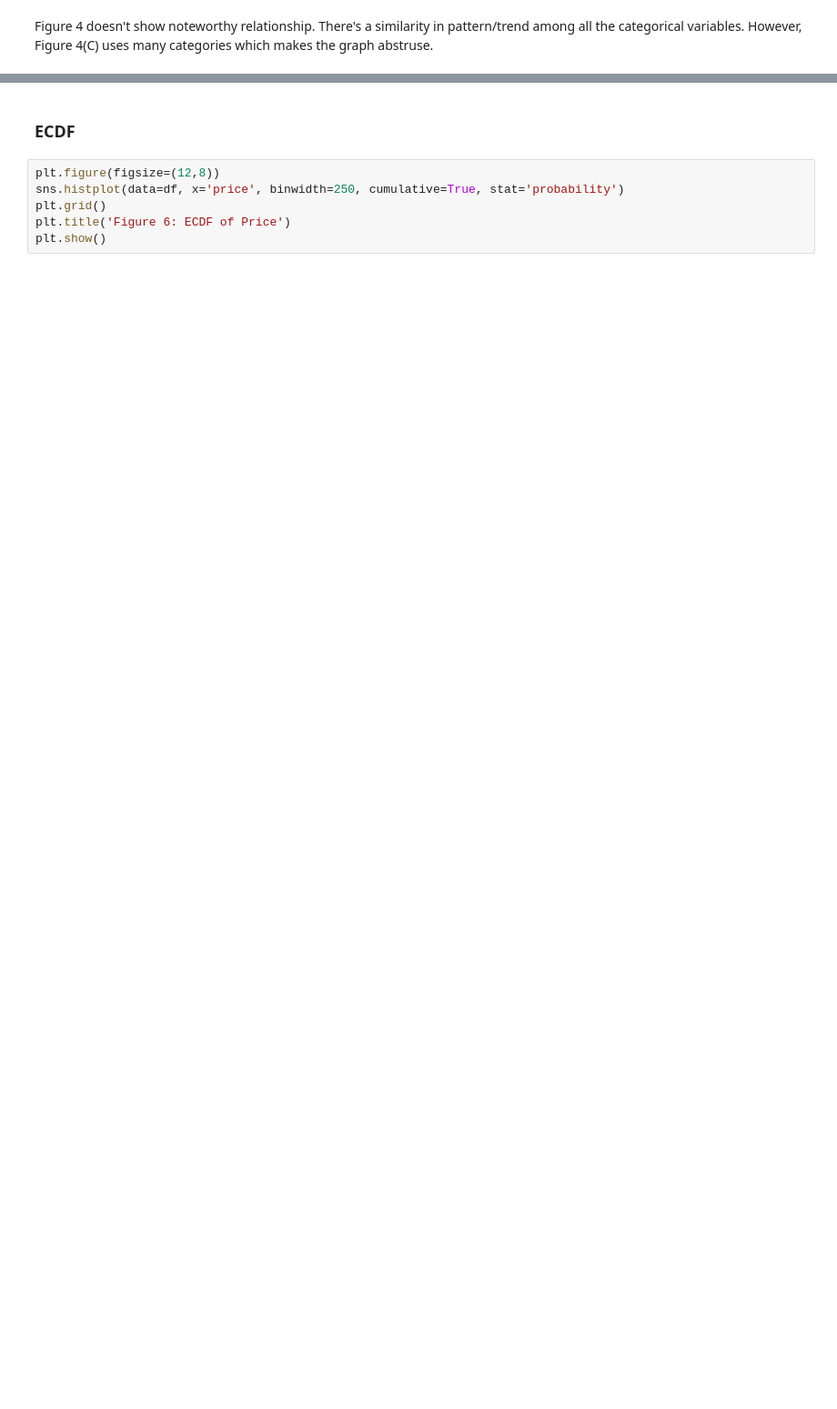
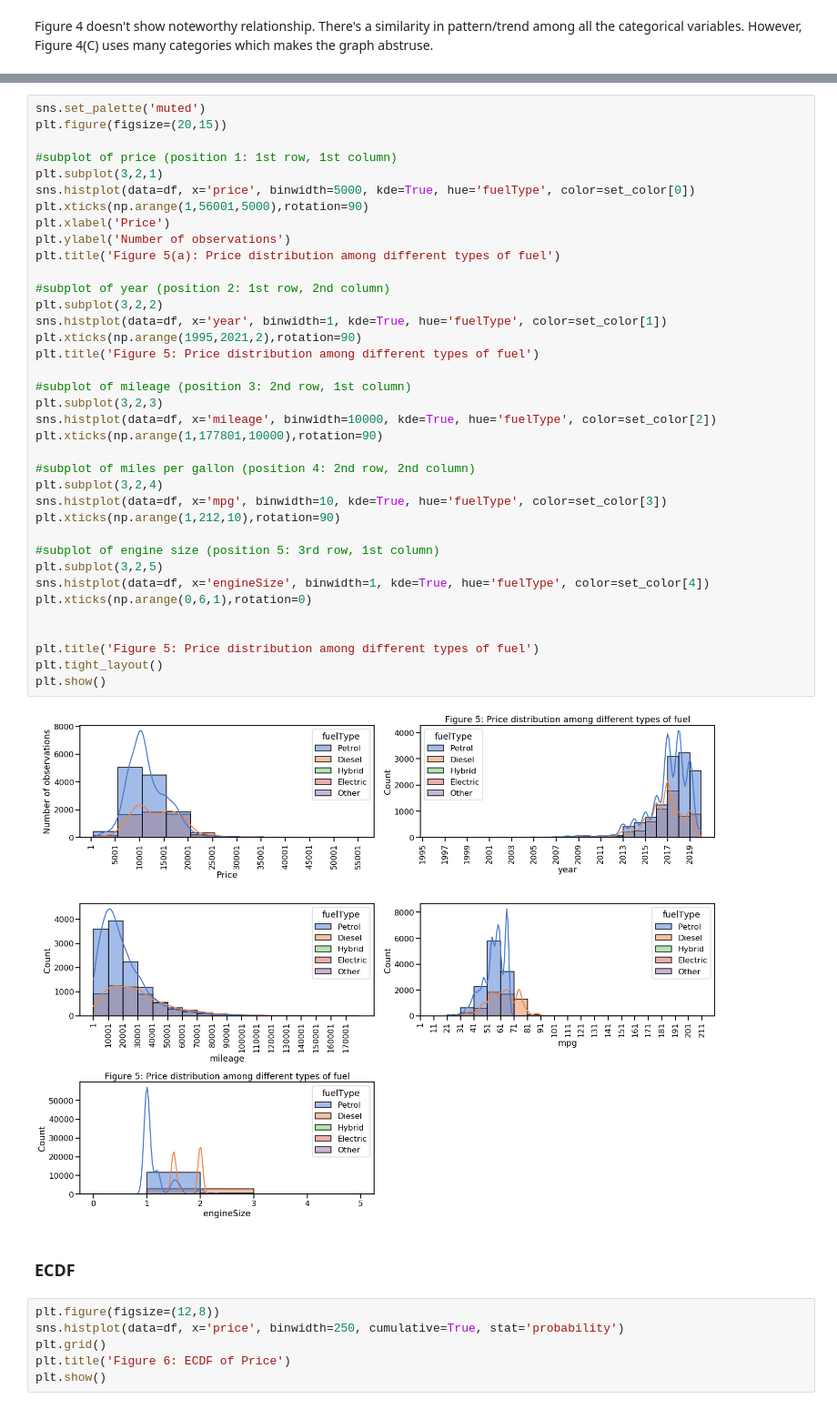
Before and after one commit to nabilatajrin/bmw-used-car-analysis, a Jupyter notebook: ford_used_car_EDA.ipynb, the cells around one changed output, grey strips where cells are left out. Shown at 91% size. Cells and saved outputs as stored; diff of their text form; blank space fills up the shorter version.

```diff
--- a/ford_used_car_EDA.ipynb
+++ b/ford_used_car_EDA.ipynb
@@ -242,3 +246,42 @@ plt.show()
+# %%
+sns.set_palette('muted')
+plt.figure(figsize=(20,15))
+
+#subplot of price (position 1: 1st row, 1st column)
+plt.subplot(3,2,1)
+sns.histplot(data=df, x='price', binwidth=5000, kde=True, hue='fuelType', color=set_color[0])
+plt.xticks(np.arange(1,56001,5000),rotation=90)
+plt.xlabel('Price')
+plt.ylabel('Number of observations')
+plt.title('Figure 5(a): Price distribution among different types of fuel')
+
+#subplot of year (position 2: 1st row, 2nd column)
+plt.subplot(3,2,2)
+sns.histplot(data=df, x='year', binwidth=1, kde=True, hue='fuelType', color=set_color[1])
+plt.xticks(np.arange(1995,2021,2),rotation=90)
+plt.title('Figure 5: Price distribution among different types of fuel')
+
+#subplot of mileage (position 3: 2nd row, 1st column)
+plt.subplot(3,2,3)
+sns.histplot(data=df, x='mileage', binwidth=10000, kde=True, hue='fuelType', color=set_color[2])
+plt.xticks(np.arange(1,177801,10000),rotation=90)
+
+#subplot of miles per gallon (position 4: 2nd row, 2nd column)
+plt.subplot(3,2,4)
+sns.histplot(data=df, x='mpg', binwidth=10, kde=True, hue='fuelType', color=set_color[3])
+plt.xticks(np.arange(1,212,10),rotation=90)
+
+#subplot of engine size (position 5: 3rd row, 1st column)
+plt.subplot(3,2,5)
+sns.histplot(data=df, x='engineSize', binwidth=1, kde=True, hue='fuelType', color=set_color[4])
+plt.xticks(np.arange(0,6,1),rotation=0)
+
+
+plt.title('Figure 5: Price distribution among different types of fuel')
+plt.tight_layout()
+plt.show()
+# %% [output]
+[figure, added]
 # %% [markdown]
 ### ECDF
 # %%
```
Also changed, not shown: parts of 10 cells of this notebook.
